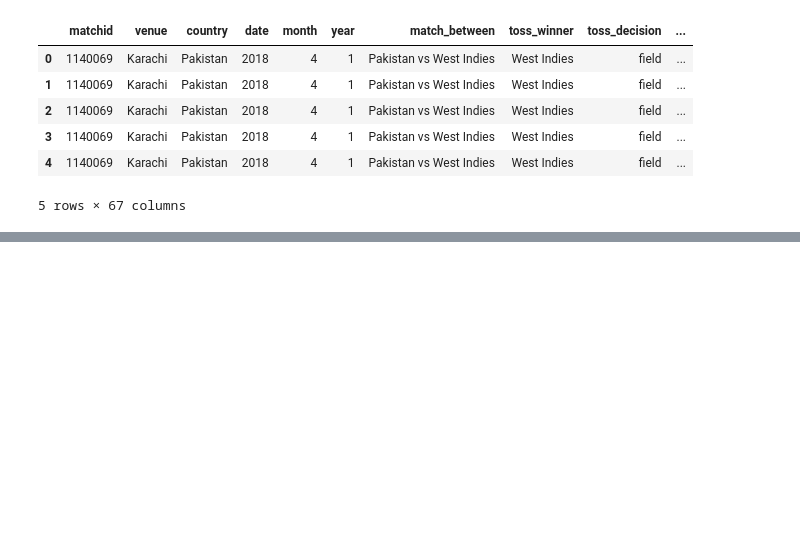
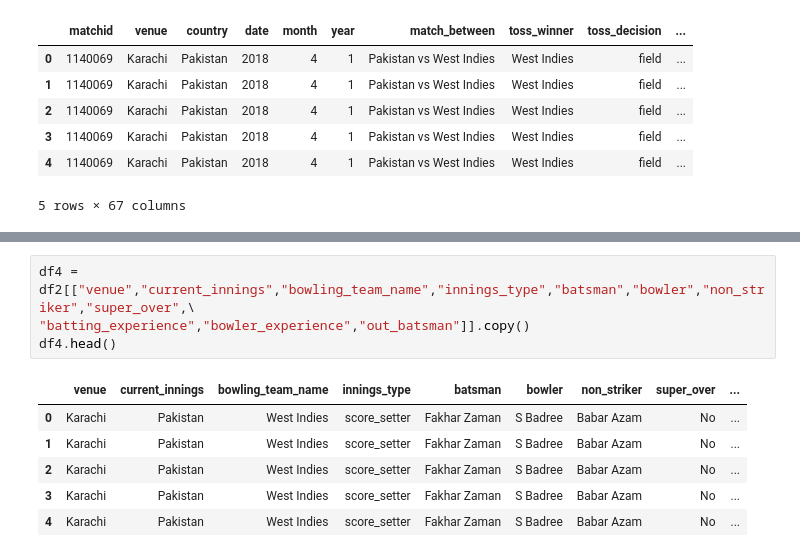
Before and after one commit to shivargha98/cricket_analytics, a Jupyter notebook: T20_Data_Analysis_Feature_Engineering.ipynb, the cells around one changed output, grey strips where cells are left out. Saved outputs shown, nothing was run; the diff lists cells and outputs as text; blank space fills up the shorter version.

```diff
--- a/T20_Data_Analysis_Feature_Engineering.ipynb
+++ b/T20_Data_Analysis_Feature_Engineering.ipynb
@@ -922,0 +945,11 @@ df2.head()
+# %%
+df4 = df2[["venue","current_innings","bowling_team_name","innings_type","batsman","bowler","non_striker","super_over",\
+"batting_experience","bowler_experience","out_batsman"]].copy()
+df4.head()
+# %% [output]
+|  | venue | current_innings | bowling_team_name | innings_type | batsman | bowler | non_striker | super_over | ... |
+| 0 | Karachi | Pakistan | West Indies | score_setter | Fakhar Zaman | S Badree | Babar Azam | No | ... |
+| 1 | Karachi | Pakistan | West Indies | score_setter | Fakhar Zaman | S Badree | Babar Azam | No | ... |
+| 2 | Karachi | Pakistan | West Indies | score_setter | Fakhar Zaman | S Badree | Babar Azam | No | ... |
+| 3 | Karachi | Pakistan | West Indies | score_setter | Fakhar Zaman | S Badree | Babar Azam | No | ... |
+| 4 | Karachi | Pakistan | West Indies | score_setter | Fakhar Zaman | S Badree | Babar Azam | No | ... |
```
Also changed, not shown: parts of 4 cells of this notebook, 3 other files.
